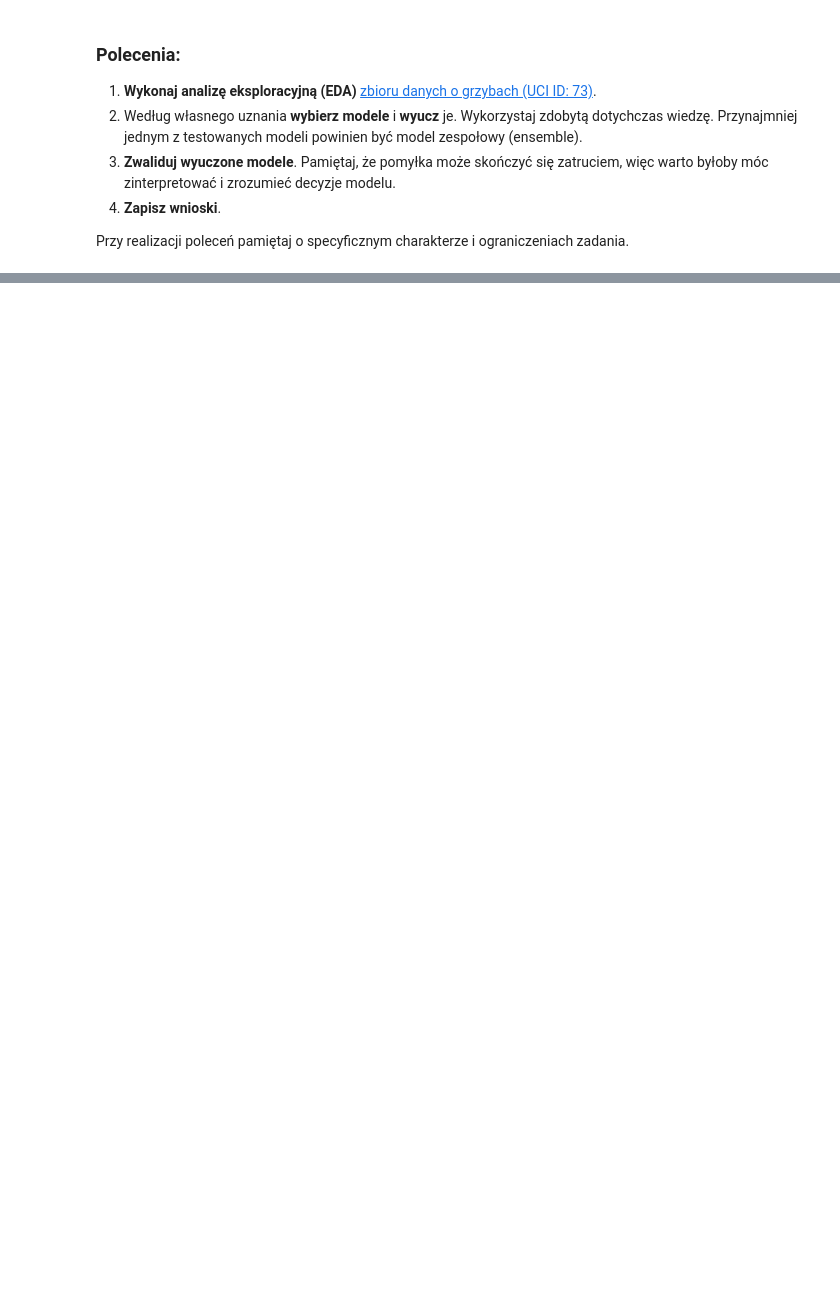
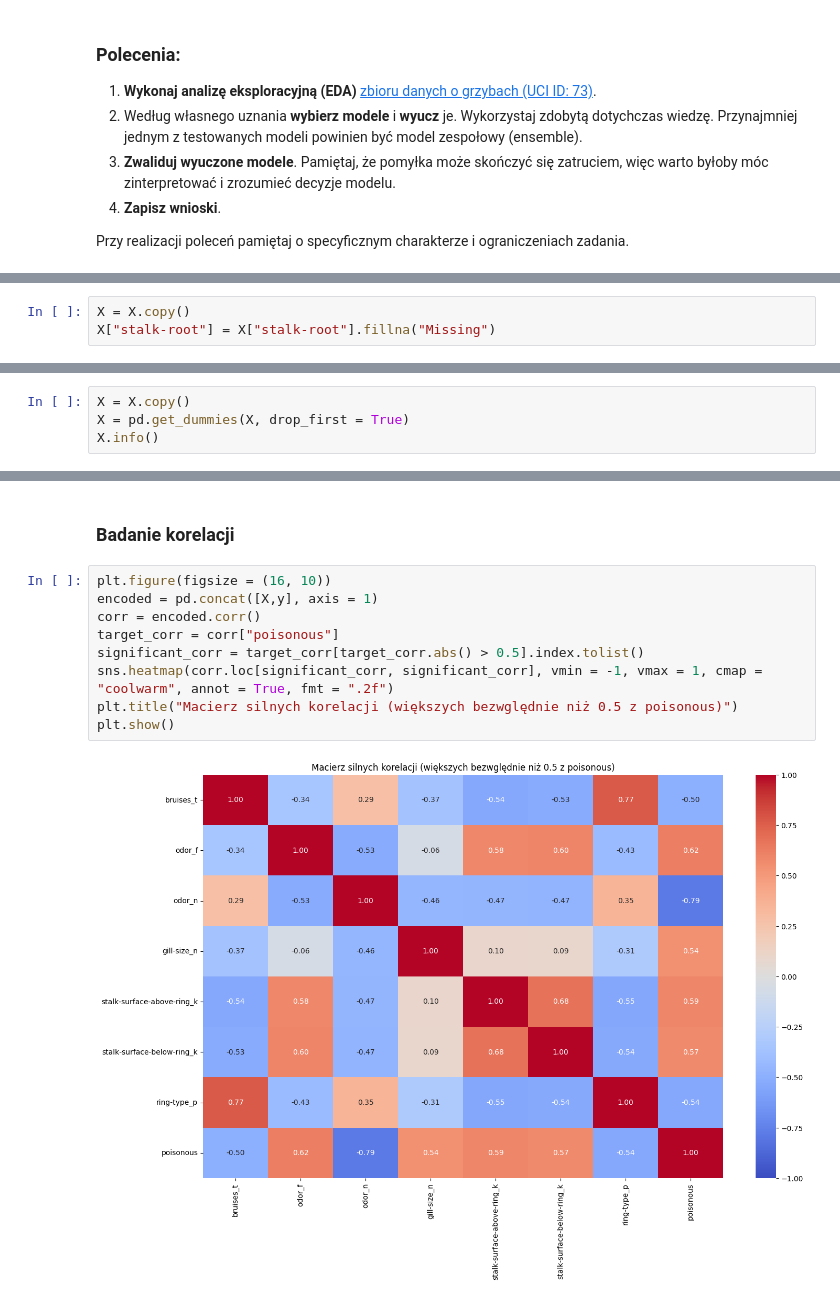
Before and after one commit to Zajecia-na-PWr-LR/lista-5-dawidmuszynski1, a Jupyter notebook: Zad_2.ipynb, the cells around one changed output, grey strips where cells are left out. Saved outputs shown, nothing was run; the diff lists cells and outputs as text; blank space fills up the shorter version.

```diff
--- a/Zad_2.ipynb
+++ b/Zad_2.ipynb
@@ -33,0 +165,3 @@ Error:
+# %%
+X = X.copy()
+X["stalk-root"] = X["stalk-root"].fillna("Missing")
@@ -33,0 +176,4 @@ Error:
+# %%
+X = X.copy()
+X = pd.get_dummies(X, drop_first = True)
+X.info()
@@ -33,0 +209,13 @@ Error:
+# %% [markdown]
+### Badanie korelacji
+# %%
+plt.figure(figsize = (16, 10))
+encoded = pd.concat([X,y], axis = 1)
+corr = encoded.corr()
+target_corr = corr["poisonous"]
+significant_corr = target_corr[target_corr.abs() > 0.5].index.tolist()
+sns.heatmap(corr.loc[significant_corr, significant_corr], vmin = -1, vmax = 1, cmap = "coolwarm", annot = True, fmt = ".2f")
+plt.title("Macierz silnych korelacji (większych bezwględnie niż 0.5 z poisonous)")
+plt.show()
+# %% [output]
+[figure, added]
```
Also changed, not shown: parts of 23 cells of this notebook.
